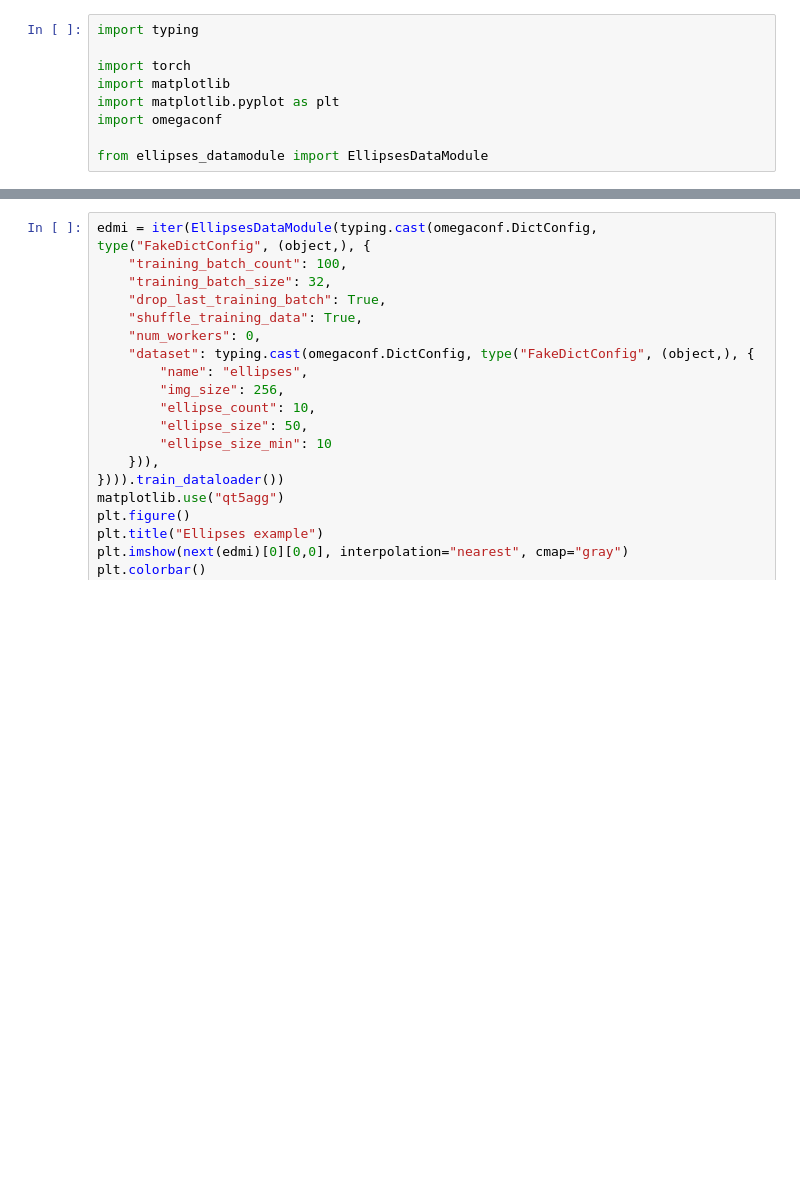
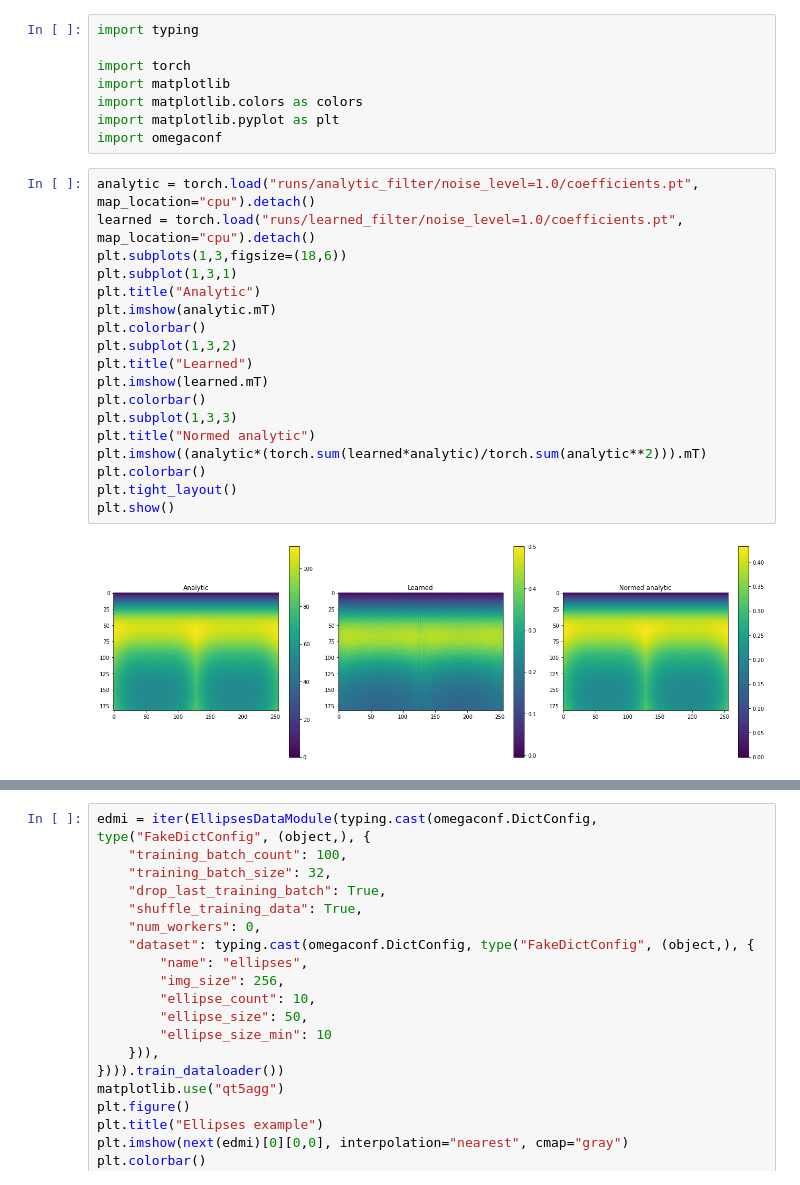
Before and after one commit to AlexanderAuras/LearnedRadonFilters, a Jupyter notebook: test.ipynb, the cells around one changed output, grey strips where cells are left out. Saved outputs shown, nothing was run; the diff lists cells and outputs as text; blank space fills up the shorter version.

```diff
--- a/test.ipynb
+++ b/test.ipynb
@@ -3,8 +3,27 @@ import typing
 
 import torch
 import matplotlib
+import matplotlib.colors as colors
 import matplotlib.pyplot as plt
 import omegaconf
-
-from ellipses_datamodule import EllipsesDataModule
+# %%
+analytic = torch.load("runs/analytic_filter/noise_level=1.0/coefficients.pt", map_location="cpu").detach()
+learned = torch.load("runs/learned_filter/noise_level=1.0/coefficients.pt", map_location="cpu").detach()
+plt.subplots(1,3,figsize=(18,6))
+plt.subplot(1,3,1)
+plt.title("Analytic")
+plt.imshow(analytic.mT)
+plt.colorbar()
+plt.subplot(1,3,2)
+plt.title("Learned")
+plt.imshow(learned.mT)
+plt.colorbar()
+plt.subplot(1,3,3)
+plt.title("Normed analytic")
+plt.imshow((analytic*(torch.sum(learned*analytic)/torch.sum(analytic**2))).mT)
+plt.colorbar()
+plt.tight_layout()
+plt.show()
+# %% [output]
+[figure, added]
 # %%
```
Also changed, not shown: parts of 3 cells of this notebook, 8 other files.
